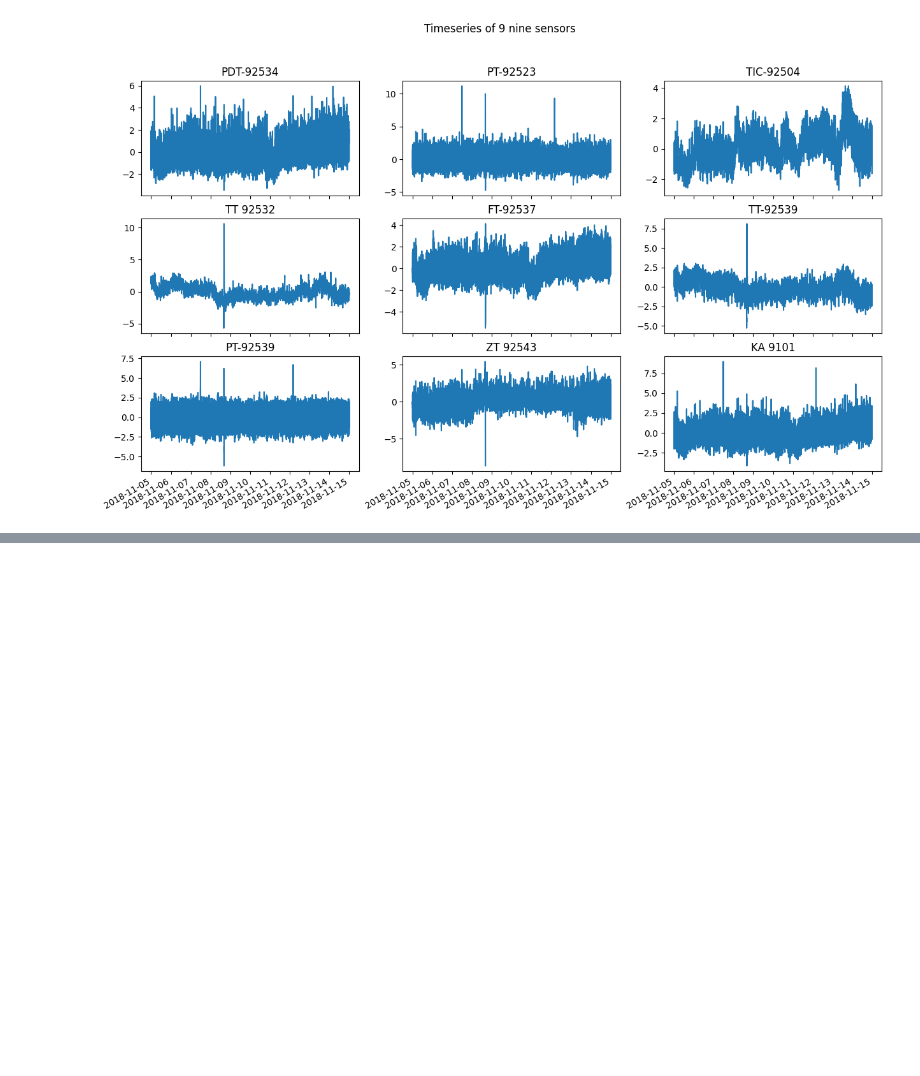
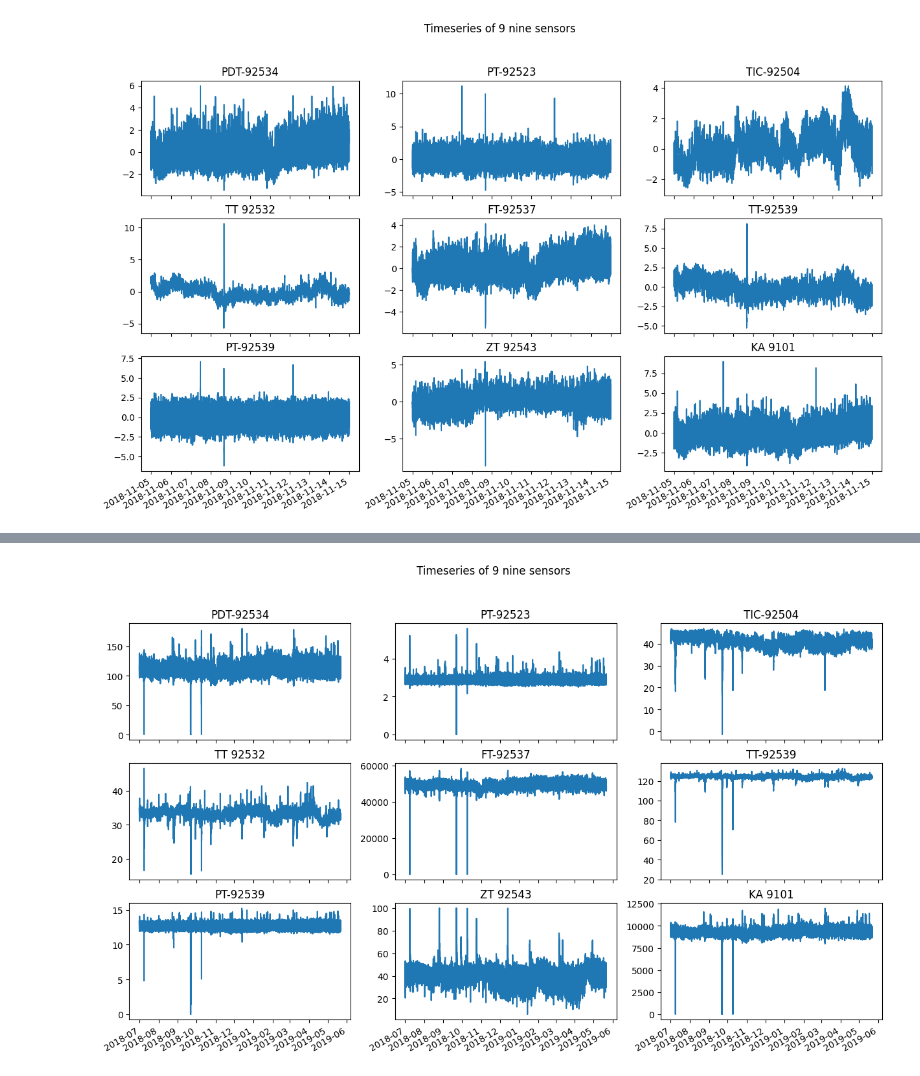
Before and after one commit to fredrikSveen/time_series_gan_project, a Jupyter notebook: data_exploration.ipynb, the cells around one changed output, grey strips where cells are left out. Drawn from its saved outputs; the diff is of its cells as text; code cells hidden in the pictures; blank space fills up the shorter version.

```diff
--- a/data_exploration.ipynb
+++ b/data_exploration.ipynb
@@ -230,0 +259,21 @@ Reshaping done
+# %%
+long_dfs_dict = {}
+
+startdate = datetime(2018, 7, 1, tzinfo=timezone.utc)
+enddate = datetime(2019, 5, 22, tzinfo=timezone.utc)
+today = datetime.today()
+
+for k, v in sensors.items():
+    res = c.time_series.data.retrieve_dataframe(id=v,
+                                                start=startdate,
+                                                end=enddate,
+                                                column_names='id',
+                                                aggregates=["average"],
+                                                granularity="30s",)
+    # Need to find a way to grab the unit of the time-series
+    long_dfs_dict[k] = res
+
+# plot_sensor_data('PDT-92534', dfs_dict)
+plot_all_nine_sensors(long_dfs_dict)
+# %% [output]
+[figure, added]
```
Also changed, not shown: parts of 3 cells of this notebook, 1 other file.
